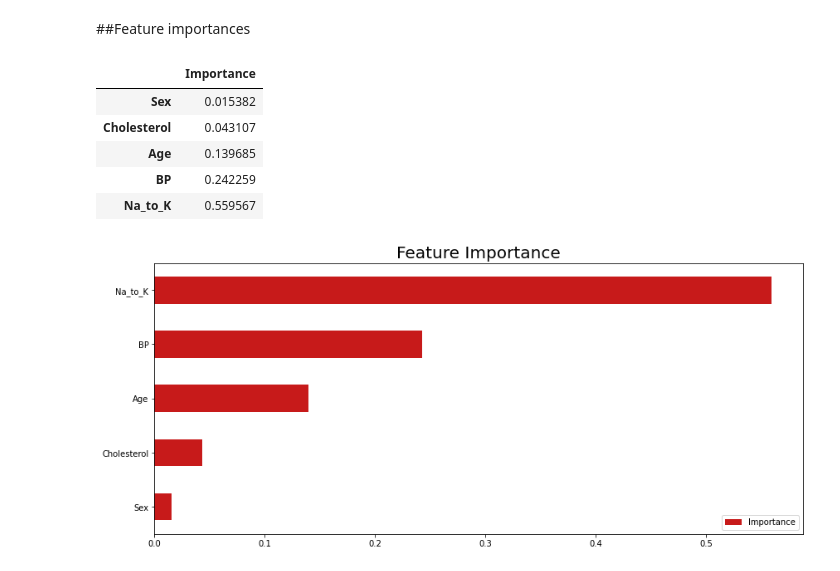
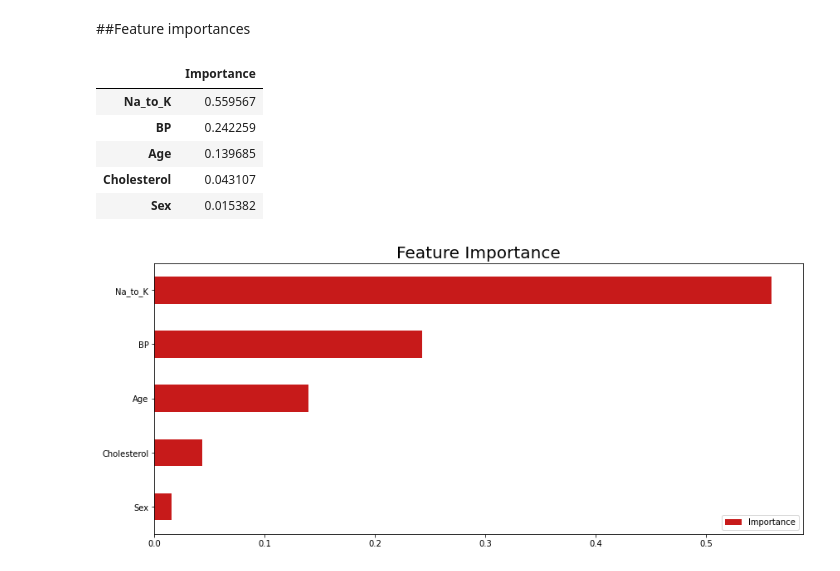
Before and after one commit to sztyberj/DrugClassification_RandomForest, a Jupyter notebook: Drug_Classification_Random_Forest.ipynb, the cells around one changed output. Drawn from its saved outputs; the diff is of its cells as text; code cells hidden in the pictures.

```diff
--- a/Drug_Classification_Random_Forest.ipynb
+++ b/Drug_Classification_Random_Forest.ipynb
@@ -184,15 +188,15 @@ Test Score: 1.0
 # %% [markdown]
 ##Feature importances
 # %%
-feature_importances=pd.DataFrame(rfc.feature_importances_,index=x.columns.to_list(),columns=['Importance']).sort_values(by='Importance',ascending=True)
+feature_importances=pd.DataFrame(rfc.feature_importances_,index=x.columns.to_list(),columns=['Importance']).sort_values(by='Importance',ascending=False)
 feature_importances
 # %% [output]
 |  | Importance |
+| Na_to_K | 0.559567 |
+| BP | 0.242259 |
+| Age | 0.139685 |
+| Cholesterol | 0.043107 |
 | Sex | 0.015382 |
-| Cholesterol | 0.043107 |
-| Age | 0.139685 |
-| BP | 0.242259 |
-| Na_to_K | 0.559567 |
 # %%
 feature_importances.plot(kind='barh',figsize=(14,6), color='#c71a1a');
 plt.title("Feature Importance",fontsize=20);
```
Also changed, not shown: parts of 1 cell of this notebook.
